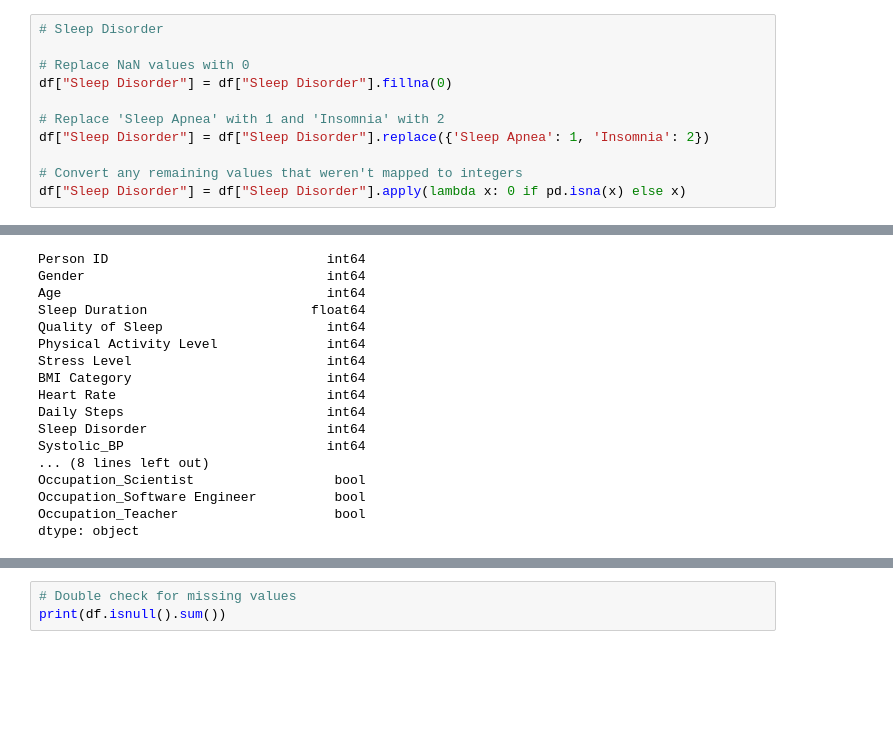
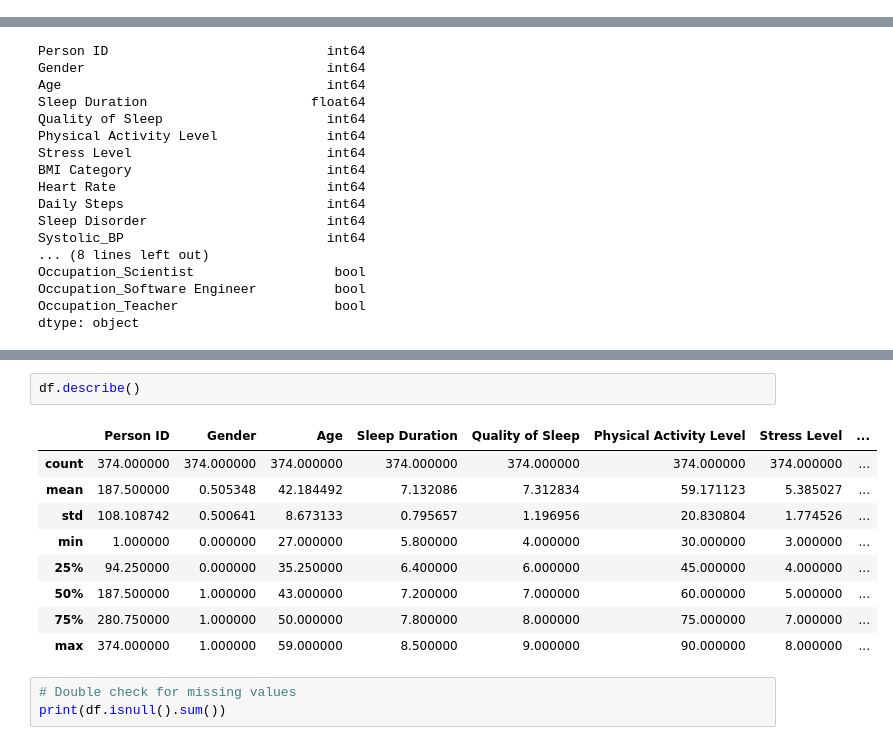
Before and after one commit to adrianbenitezrueda/ml-project, a Jupyter notebook: main.ipynb, the cells around one changed output, grey strips where cells are left out. Drawn from its saved outputs; the diff is of its cells as text; blank space fills up the shorter version.

```diff
--- a/main.ipynb
+++ b/main.ipynb
@@ -179,11 +196,0 @@ array([nan, 'Sleep Apnea', 'Insomnia'], dtype=object)
-# %%
-# Sleep Disorder
-
-# Replace NaN values with 0
-df["Sleep Disorder"] = df["Sleep Disorder"].fillna(0)
-
-# Replace 'Sleep Apnea' with 1 and 'Insomnia' with 2
-df["Sleep Disorder"] = df["Sleep Disorder"].replace({'Sleep Apnea': 1, 'Insomnia': 2})
-
-# Convert any remaining values that weren't mapped to integers
-df["Sleep Disorder"] = df["Sleep Disorder"].apply(lambda x: 0 if pd.isna(x) else x)
@@ -303,3 +338,15 @@ max    10000.000000        2.000000   142.000000     95.000000
+# %%
+df.describe()
+# %% [output]
+|  | Person ID | Gender | Age | Sleep Duration | Quality of Sleep | Physical Activity Level | Stress Level | ... |
+| count | 374.000000 | 374.000000 | 374.000000 | 374.000000 | 374.000000 | 374.000000 | 374.000000 | ... |
+| mean | 187.500000 | 0.505348 | 42.184492 | 7.132086 | 7.312834 | 59.171123 | 5.385027 | ... |
+| std | 108.108742 | 0.500641 | 8.673133 | 0.795657 | 1.196956 | 20.830804 | 1.774526 | ... |
+| min | 1.000000 | 0.000000 | 27.000000 | 5.800000 | 4.000000 | 30.000000 | 3.000000 | ... |
+| 25% | 94.250000 | 0.000000 | 35.250000 | 6.400000 | 6.000000 | 45.000000 | 4.000000 | ... |
+| 50% | 187.500000 | 1.000000 | 43.000000 | 7.200000 | 7.000000 | 60.000000 | 5.000000 | ... |
+| 75% | 280.750000 | 1.000000 | 50.000000 | 7.800000 | 8.000000 | 75.000000 | 7.000000 | ... |
+| max | 374.000000 | 1.000000 | 59.000000 | 8.500000 | 9.000000 | 90.000000 | 8.000000 | ... |
 # %%
 # Double check for missing values
 print(df.isnull().sum())
```
Also changed, not shown: parts of 30 cells of this notebook.
